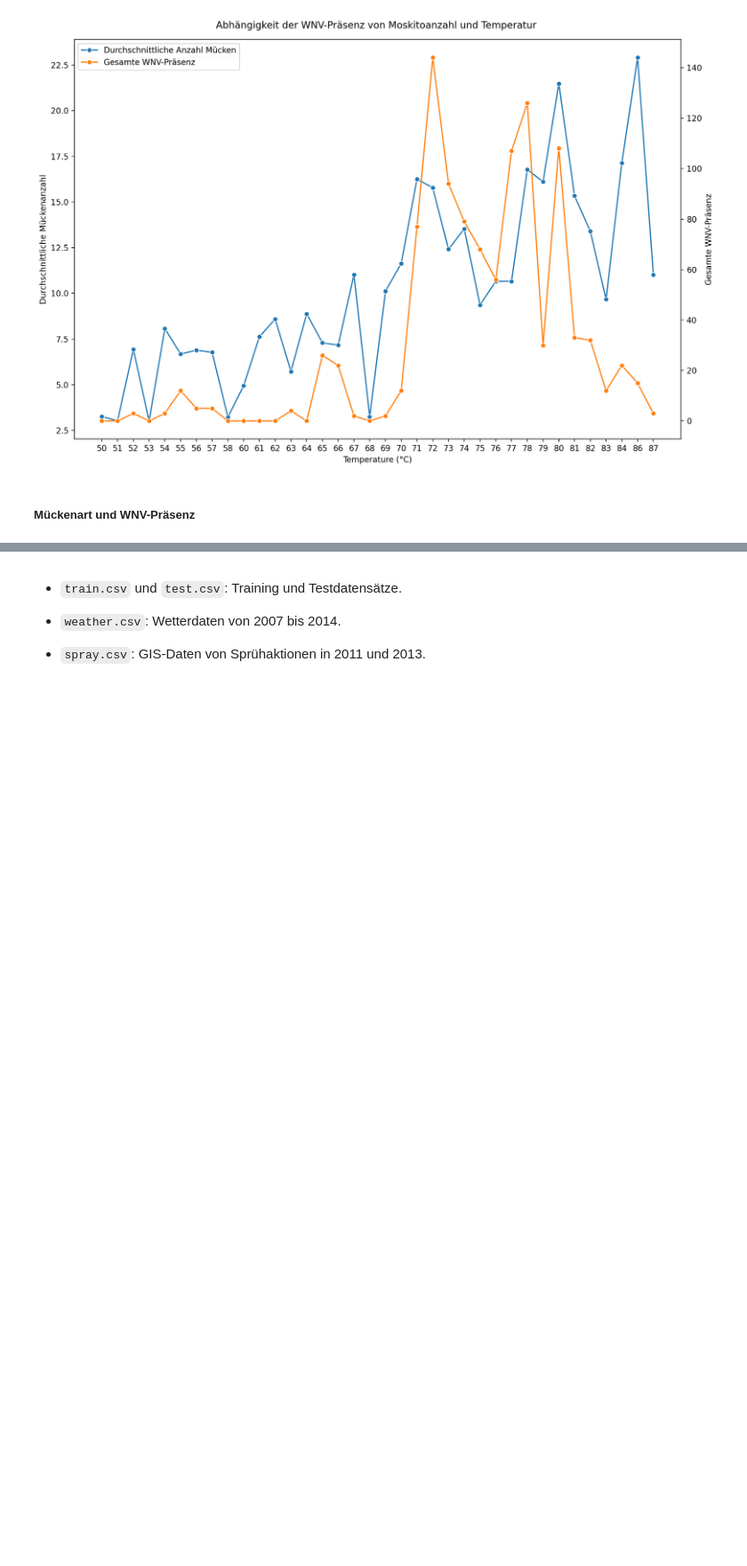
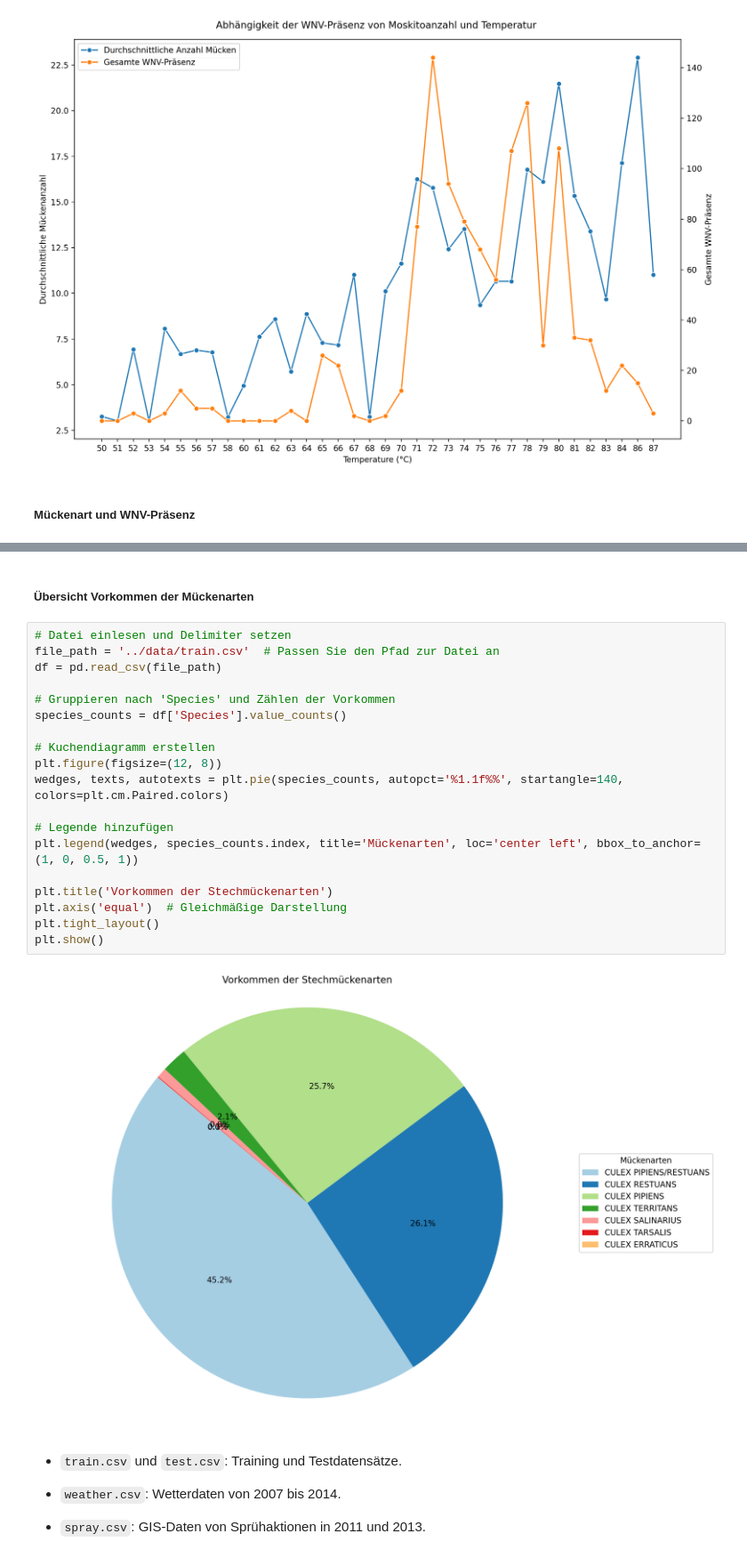
Before and after one commit to NilsLeo/WNV-prediction-model, a Jupyter notebook: notebooks/3_Data_Understanding.ipynb, the cells around one changed output, grey strips where cells are left out. Shown: that part at 89% size. Drawn from its saved outputs; the diff is of its cells as text; blank space fills up the shorter version.

Commit message:
added diagram: Distribution of Mosquito Species

```diff
--- a/notebooks/3_Data_Understanding.ipynb
+++ b/notebooks/3_Data_Understanding.ipynb
@@ -168,6 +164,29 @@ fig.tight_layout()
 plt.show()
 # %% [output]
 [figure]
+# %% [markdown]
+##### Übersicht Vorkommen der Mückenarten
+# %%
+# Datei einlesen und Delimiter setzen
+file_path = '../data/train.csv'  # Passen Sie den Pfad zur Datei an
+df = pd.read_csv(file_path)
+
+# Gruppieren nach 'Species' und Zählen der Vorkommen
+species_counts = df['Species'].value_counts()
+
+# Kuchendiagramm erstellen
+plt.figure(figsize=(12, 8))
+wedges, texts, autotexts = plt.pie(species_counts, autopct='%1.1f%%', startangle=140, colors=plt.cm.Paired.colors)
+
+# Legende hinzufügen
+plt.legend(wedges, species_counts.index, title='Mückenarten', loc='center left', bbox_to_anchor=(1, 0, 0.5, 1))
+
+plt.title('Vorkommen der Stechmückenarten')
+plt.axis('equal')  # Gleichmäßige Darstellung
+plt.tight_layout()
+plt.show()
+# %% [output]
+[figure, added]
 # %% [markdown]
 - `train.csv` und `test.csv`: Training und Testdatensätze.
 
```
Also changed, not shown: parts of 1 cell of this notebook.
